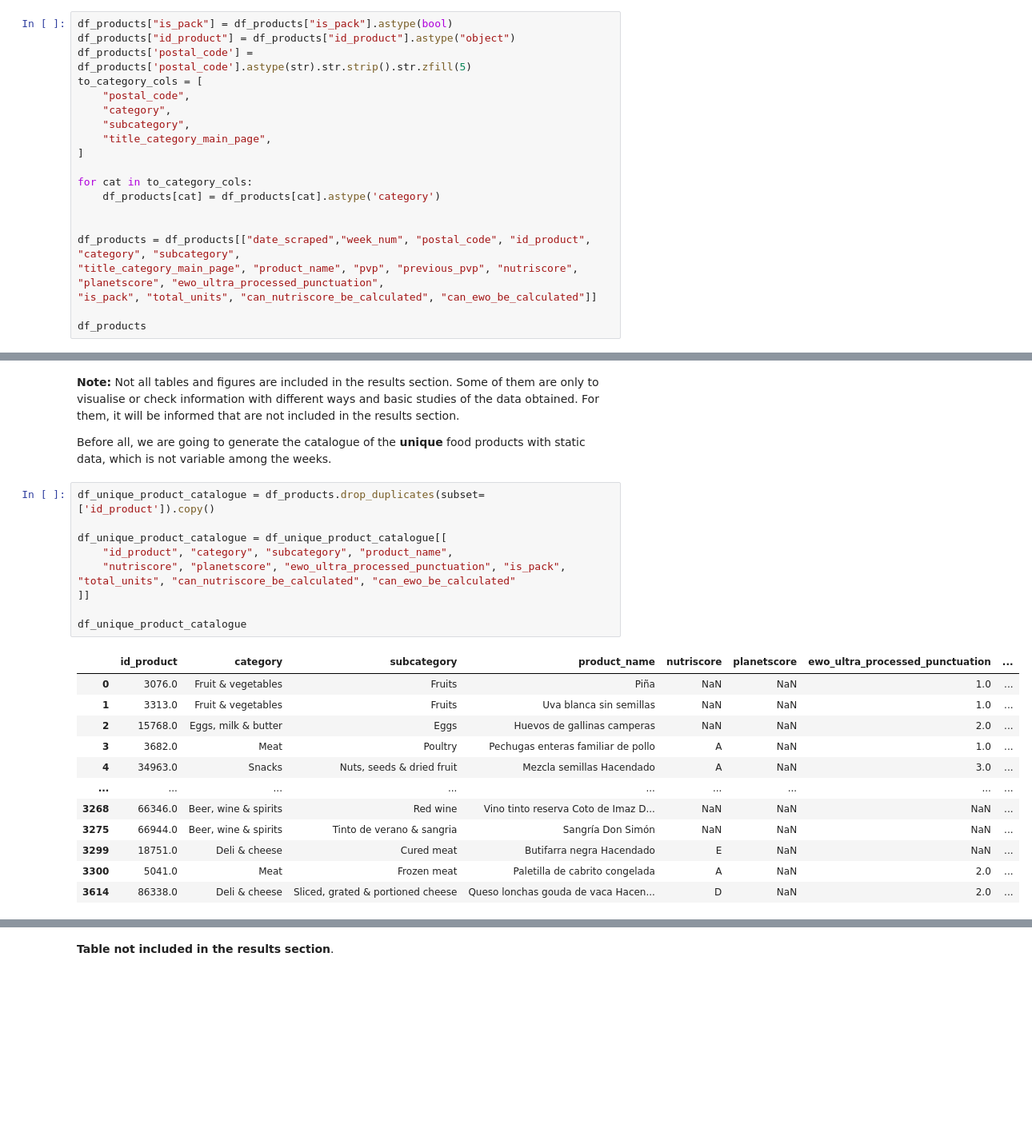
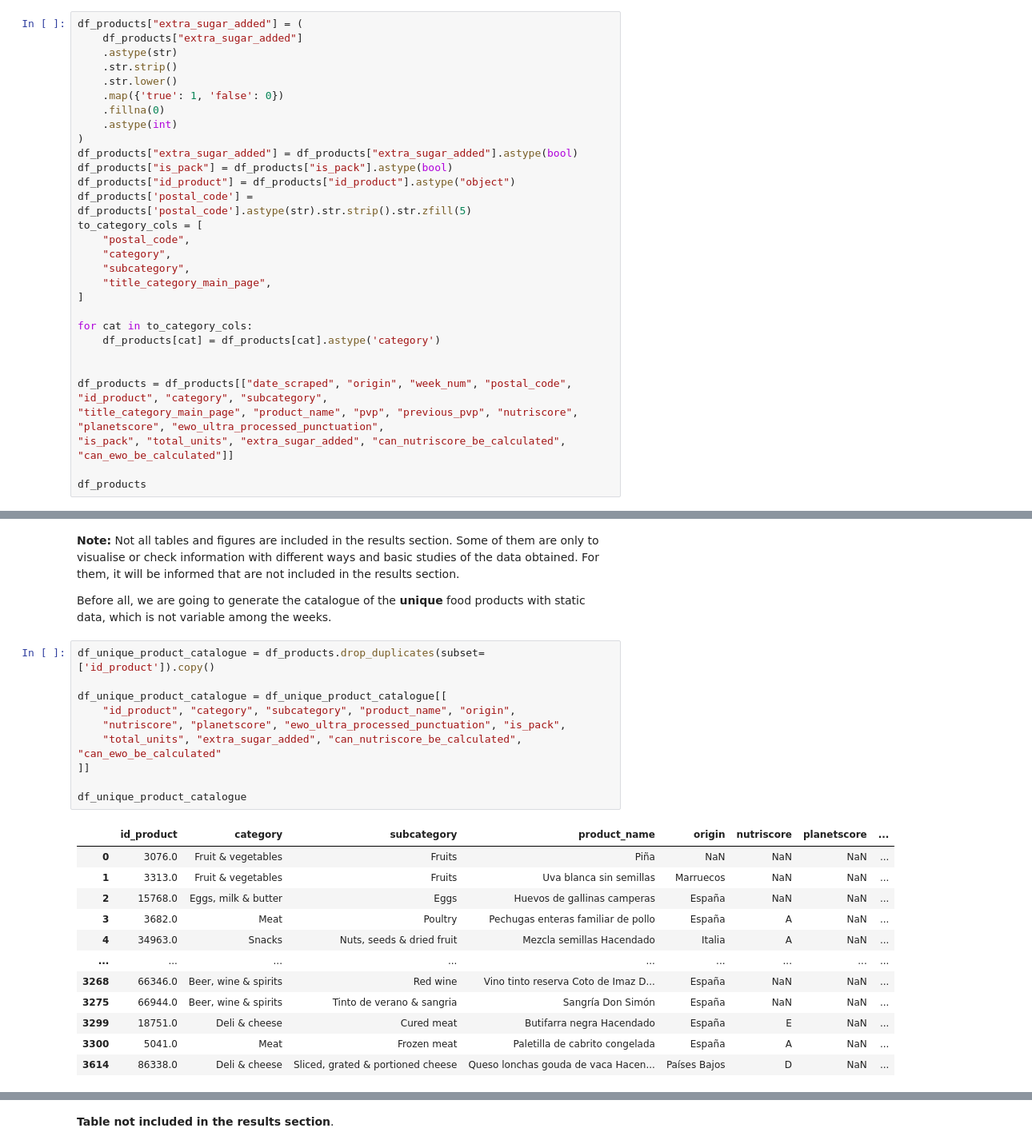
Before and after one commit to cescFT/TFM-fferretar-code, a Jupyter notebook: data-analysis/TFM-fferretar-data-analysis.ipynb, the cells around one changed output, grey strips where cells are left out. Shown at 80% size. Drawn from its saved outputs; the diff is of its cells as text; blank space fills up the shorter version.

```diff
--- a/data-analysis/TFM-fferretar-data-analysis.ipynb
+++ b/data-analysis/TFM-fferretar-data-analysis.ipynb
@@ -517,6 +522,16 @@ TODO: REVISAR VALORS ABANS DE TANCAR L'ANÀLISI EN L'ÚLTIMA SETMANA :)
 # %% [markdown]
 ### 2.1.1. Data cleaning and data selection
 # %%
+df_products["extra_sugar_added"] = (
+    df_products["extra_sugar_added"]
+    .astype(str)
+    .str.strip()
+    .str.lower()
+    .map({'true': 1, 'false': 0})
+    .fillna(0)
+    .astype(int)
+)
+df_products["extra_sugar_added"] = df_products["extra_sugar_added"].astype(bool)
 df_products["is_pack"] = df_products["is_pack"].astype(bool)
 df_products["id_product"] = df_products["id_product"].astype("object")
 df_products['postal_code'] = df_products['postal_code'].astype(str).str.strip().str.zfill(5)
@@ -531,9 +546,9 @@ for cat in to_category_cols:
     df_products[cat] = df_products[cat].astype('category')
 
 
-df_products = df_products[["date_scraped","week_num", "postal_code", "id_product", "category", "subcategory",
+df_products = df_products[["date_scraped", "origin", "week_num", "postal_code", "id_product", "category", "subcategory",
 "title_category_main_page", "product_name", "pvp", "previous_pvp", "nutriscore", "planetscore", "ewo_ultra_processed_punctuation",
-"is_pack", "total_units", "can_nutriscore_be_calculated", "can_ewo_be_calculated"]]
+"is_pack", "total_units", "extra_sugar_added", "can_nutriscore_be_calculated", "can_ewo_be_calculated"]]
 
 df_products
 # %% [output]
@@ -865,22 +880,23 @@ Before all, we are going to generate the catalogue of the **unique** food produc
 # %%
 df_unique_product_catalogue = df_products.drop_duplicates(subset=['id_product']).copy()
 
 df_unique_product_catalogue = df_unique_product_catalogue[[
-    "id_product", "category", "subcategory", "product_name",
-    "nutriscore", "planetscore", "ewo_ultra_processed_punctuation", "is_pack", "total_units", "can_nutriscore_be_calculated", "can_ewo_be_calculated"
+    "id_product", "category", "subcategory", "product_name", "origin",
+    "nutriscore", "planetscore", "ewo_ultra_processed_punctuation", "is_pack",
+    "total_units", "extra_sugar_added", "can_nutriscore_be_calculated", "can_ewo_be_calculated"
 ]]
 
 df_unique_product_catalogue
 # %% [output]
-|  | id_product | category | subcategory | product_name | nutriscore | planetscore | ewo_ultra_processed_punctuation | ... |
-| 0 | 3076.0 | Fruit & vegetables | Fruits | Piña | NaN | NaN | 1.0 | ... |
-| 1 | 3313.0 | Fruit & vegetables | Fruits | Uva blanca sin semillas | NaN | NaN | 1.0 | ... |
-| 2 | 15768.0 | Eggs, milk & butter | Eggs | Huevos de gallinas camperas | NaN | NaN | 2.0 | ... |
-| 3 | 3682.0 | Meat | Poultry | Pechugas enteras familiar de pollo | A | NaN | 1.0 | ... |
-| 4 | 34963.0 | Snacks | Nuts, seeds & dried fruit | Mezcla semillas Hacendado | A | NaN | 3.0 | ... |
+|  | id_product | category | subcategory | product_name | origin | nutriscore | planetscore | ... |
+| 0 | 3076.0 | Fruit & vegetables | Fruits | Piña | NaN | NaN | NaN | ... |
+| 1 | 3313.0 | Fruit & vegetables | Fruits | Uva blanca sin semillas | Marruecos | NaN | NaN | ... |
+| 2 | 15768.0 | Eggs, milk & butter | Eggs | Huevos de gallinas camperas | España | NaN | NaN | ... |
+| 3 | 3682.0 | Meat | Poultry | Pechugas enteras familiar de pollo | España | A | NaN | ... |
+| 4 | 34963.0 | Snacks | Nuts, seeds & dried fruit | Mezcla semillas Hacendado | Italia | A | NaN | ... |
 | ... | ... | ... | ... | ... | ... | ... | ... | ... |
-| 3268 | 66346.0 | Beer, wine & spirits | Red wine | Vino tinto reserva Coto de Imaz D... | NaN | NaN | NaN | ... |
-| 3275 | 66944.0 | Beer, wine & spirits | Tinto de verano & sangria | Sangría Don Simón | NaN | NaN | NaN | ... |
-| 3299 | 18751.0 | Deli & cheese | Cured meat | Butifarra negra Hacendado | E | NaN | NaN | ... |
-| 3300 | 5041.0 | Meat | Frozen meat | Paletilla de cabrito congelada | A | NaN | 2.0 | ... |
-| 3614 | 86338.0 | Deli & cheese | Sliced, grated & portioned cheese | Queso lonchas gouda de vaca Hacen... | D | NaN | 2.0 | ... |
+| 3268 | 66346.0 | Beer, wine & spirits | Red wine | Vino tinto reserva Coto de Imaz D... | España | NaN | NaN | ... |
+| 3275 | 66944.0 | Beer, wine & spirits | Tinto de verano & sangria | Sangría Don Simón | España | NaN | NaN | ... |
+| 3299 | 18751.0 | Deli & cheese | Cured meat | Butifarra negra Hacendado | España | E | NaN | ... |
+| 3300 | 5041.0 | Meat | Frozen meat | Paletilla de cabrito congelada | España | A | NaN | ... |
+| 3614 | 86338.0 | Deli & cheese | Sliced, grated & portioned cheese | Queso lonchas gouda de vaca Hacen... | Países Bajos | D | NaN | ... |
```
Also changed, not shown: parts of 23 cells of this notebook.
